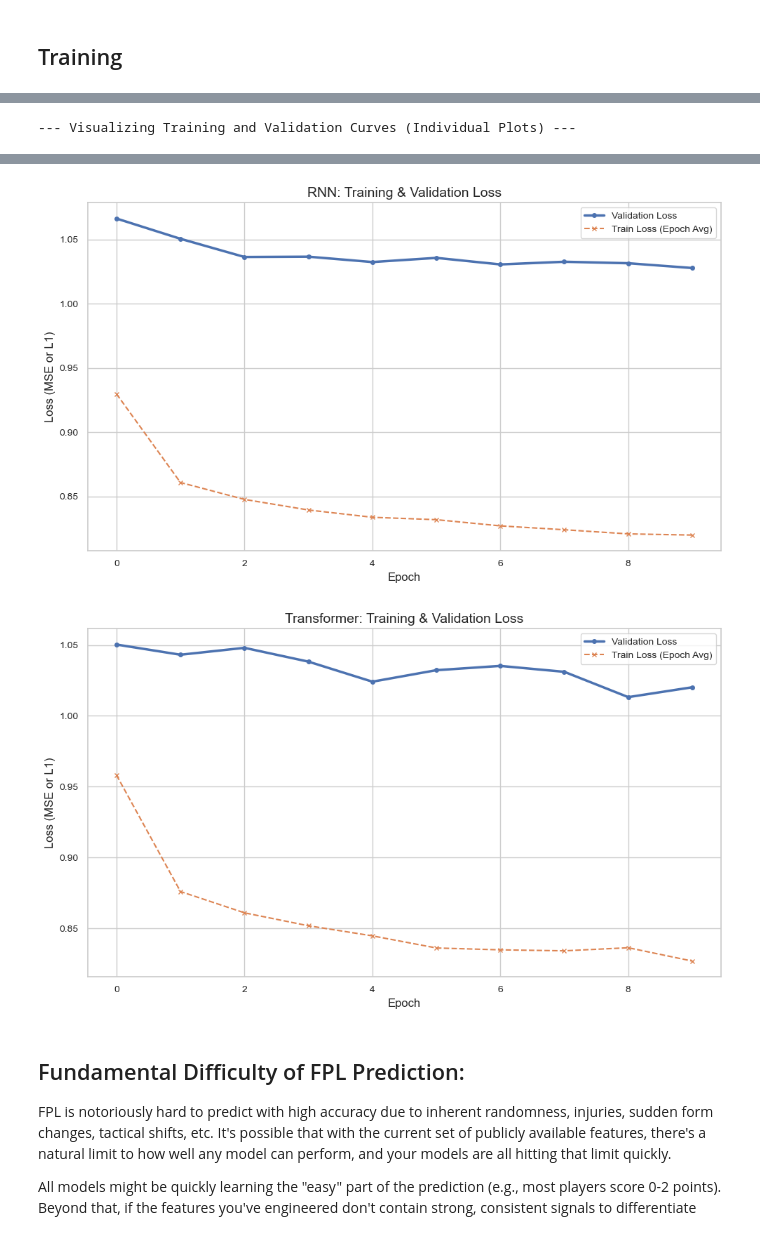
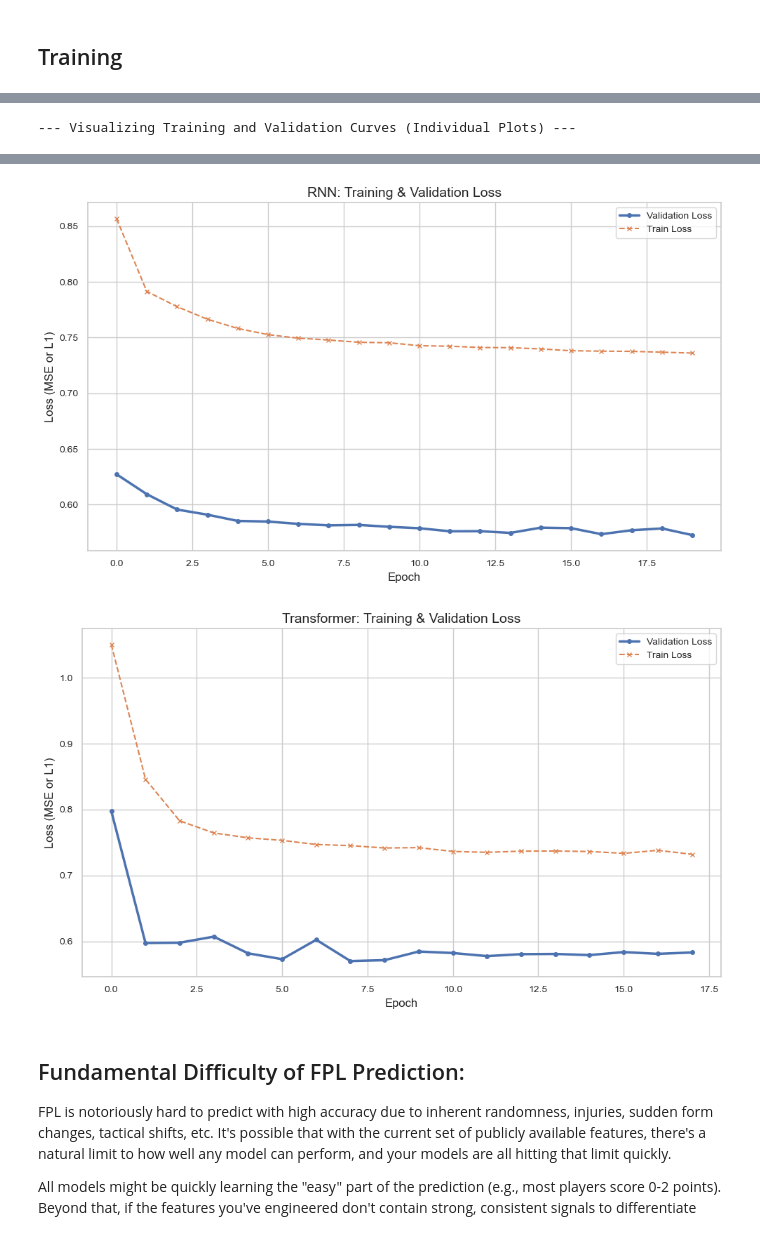
Before and after one commit to utkubah/FPL-Predictor, a Jupyter notebook: notebooks/model_selection.ipynb, the cells around one changed output, grey strips where cells are left out. Drawn from its saved outputs; the diff is of its cells as text; code cells hidden in the pictures.

Commit message:
add: feature selection and trials with lr schedulers

```diff
--- a/notebooks/model_selection.ipynb
+++ b/notebooks/model_selection.ipynb
@@ -166,7 +177,6 @@ All share the same input dims.
 # %% [markdown]
 ### FNN
 # %%
-# FNN
 class FNN(pl.LightningModule):
     def __init__(self, seq_len, n_features, hidden_dim=256, dropout=0.5, lr=1e-4, weight_decay = 1e-5):
         super().__init__()
@@ -181,7 +191,7 @@ class FNN(pl.LightningModule):
             nn.Dropout(dropout),
             nn.Linear(hidden_dim, 1),
         )
-        self.criterion = nn.L1Loss()
+        self.criterion = nn.SmoothL1Loss(beta=1.0)
 
         self.lr = lr
         self.weight_decay = weight_decay
@@ -265,9 +275,6 @@ class FNN(pl.LightningModule):
 # %% [markdown]
 ### RNN
 # %%
-# RNN
-from torch.nn.utils.rnn import pack_padded_sequence, pad_packed_sequence
-
 class RNN(pl.LightningModule):
     def __init__(self, n_features, hidden_dim=64, n_layers=2, dropout=0.4, lr=1e-4, weight_decay = 1e-5):
         super().__init__()
@@ -282,7 +289,7 @@ class RNN(pl.LightningModule):
         self.fc = nn.Linear(hidden_dim, 1)
 
 
-        self.criterion = nn.L1Loss()
+        self.criterion = nn.SmoothL1Loss(beta=1.0)
 
         self.lr = lr
         self.weight_decay = weight_decay
@@ -555,20 +592,21 @@ class Transformer(pl.LightningModule):
 n_feats = sequences.shape[-1]
 seq_len = 38
 
+
+
 # Instantiate each LightningModule
 models = {
-
     "FNN": FNN(
         seq_len=seq_len,
         n_features=n_feats,
     ),
     "RNN": RNN(
         n_features=n_feats,
-
     ),
 
     "Transformer": Transformer(
         input_features_dim=n_feats,
+        max_epochs_for_scheduler=20
     ),
 }
 # %%
@@ -592,13 +630,26 @@ for name, model in models.items():
 
     logger = CSVLogger(f"logs_{name}", name="fpl_experiment")
 
+    early_stop_callback = EarlyStopping(
+    monitor='val_loss',
+    min_delta=0.001, # Slightly smaller delta, as losses are already low
+    patience=10,      # Increase patience a bit to allow scheduler to work
+    verbose=True,
+    mode='min'
+)
+
+    # LearningRateMonitor
+    lr_monitor = LearningRateMonitor(logging_interval='epoch')
+
+
     csv_log_paths[name] = logger.log_dir + "/metrics.csv"
 
     print(f"▶ Training {name}")
     trainer = Trainer(
-    max_epochs=10,
+    max_epochs=20,
     logger=logger,
-    gradient_clip_val= 1
+    gradient_clip_val= 1,
+    callbacks=[early_stop_callback, lr_monitor]
     )
 
     trainer.fit(
@@ -628,8 +679,8 @@ test_results = trainer.test(
 )
 print(test_results)
 
-print(f"{test_results[0]["val_accuracy_exact"]}% of predictions was spot on")
-print(f"Approximately {test_results[0]["test_accuracy_tolerant_1pt"]}% of predictions lie in a tolerance of 1")
+print(f"{test_results[0]["val_accuracy_exact"]*100}% of predictions was spot on")
+print(f"Approximately {test_results[0]["test_accuracy_tolerant_1pt"]*100}% of predictions lie in a tolerance of 1")
 # %% [output]
 Using default `ModelCheckpoint`. Consider installing `litmodels` package to enable `LitModelCheckpoint` for automatic upload to the Lightning model registry.
 GPU available: True (cuda), used: True
@@ -701,10 +714,4 @@ LOCAL_RANK: 0 - CUDA_VISIBLE_DEVICES: [0]
 # %%
-# In your model_selection.ipynb, after the training loop completes for all models
-
-
-# Assume 'csv_log_paths' dictionary is correctly populated:
-# csv_log_paths = {"FNN": "logs/fpl_experiment/FNN_version_X/metrics.csv", ...}
-
 print("\n--- Visualizing Training and Validation Curves (Individual Plots) ---")
 sns.set_theme(style="whitegrid")
 
@@ -753,7 +760,7 @@ else:
                 if not train_data_current_model.empty:
                     train_data_current_model = train_data_current_model.sort_values(by='epoch')
                     plt.plot(train_data_current_model['epoch'], train_data_current_model[train_loss_col_to_use],
-                             label=f'Train Loss (Epoch Avg)', linestyle='--', marker='x', markersize=4)
+                             label=f'Train Loss', linestyle='--', marker='x', markersize=4)
                     has_plotted_something = True
                 else:
                      print(f"No valid '{train_loss_col_to_use}' data with 'epoch' found for {model_name}.")
@@ -787,5 +794,5 @@ else:
-[figure, old version]
+[figure, new version]
-[figure, old version]
+[figure, new version]
 # %% [markdown]
 ## Fundamental Difficulty of FPL Prediction:
 FPL is notoriously hard to predict with high accuracy due to inherent randomness, injuries, sudden form changes, tactical shifts, etc. It's possible that with the current set of publicly available features, there's a natural limit to how well any model can perform, and your models are all hitting that limit quickly.
```
Also changed, not shown: parts of 10 cells of this notebook, 3 other files.
